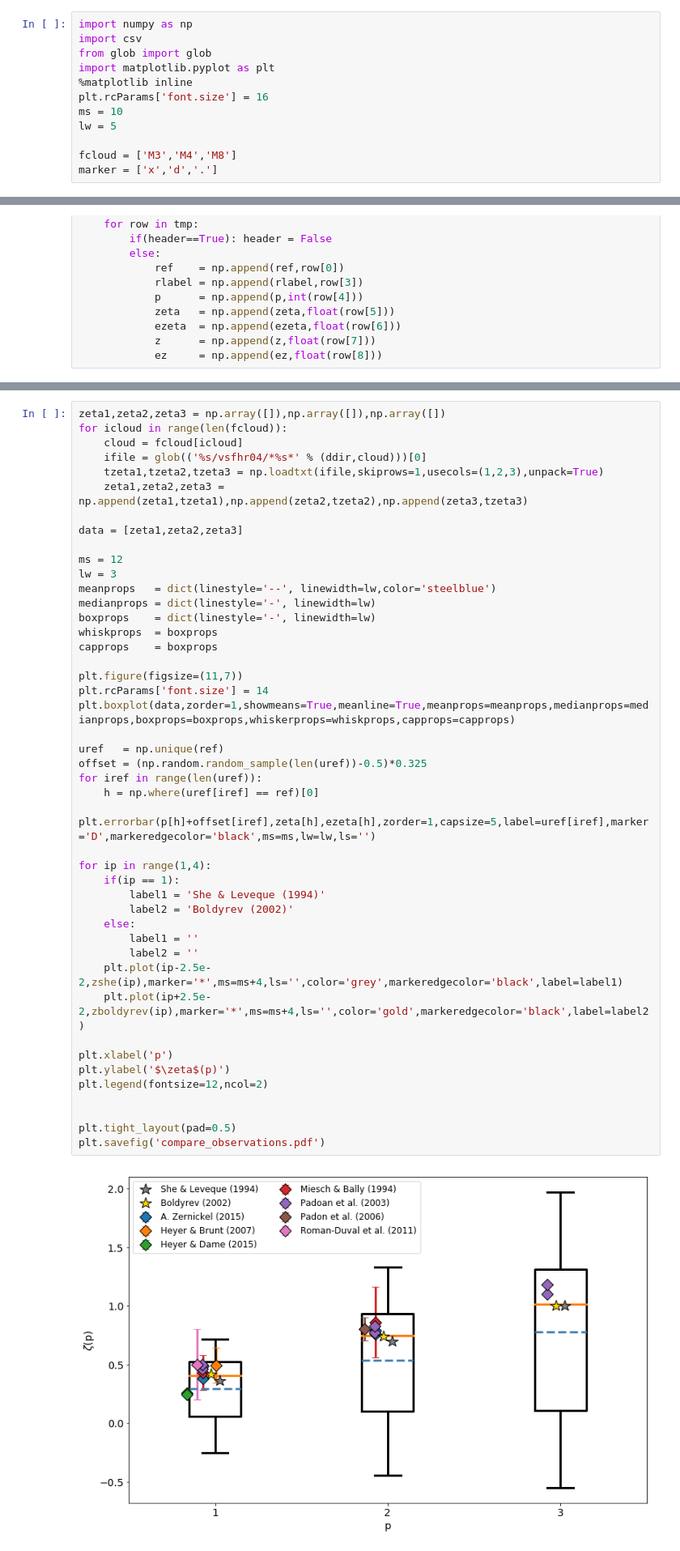
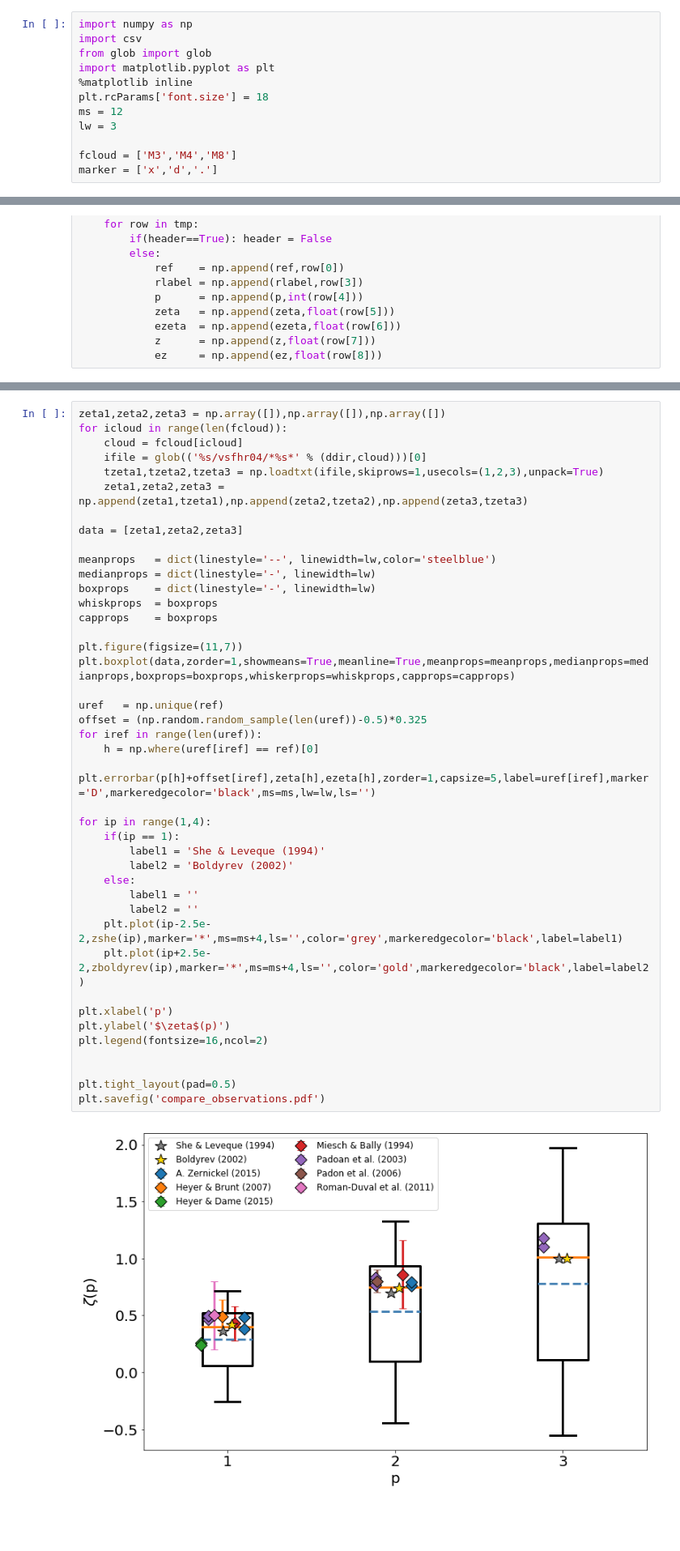
Before and after one commit to ba29534/chira2018, a Jupyter notebook: pics/compare_observations.ipynb, the cells around one changed output, grey strips where cells are left out. Shown: that part at 81% size. Cells and saved outputs as stored; diff of their text form; blank space fills up the shorter version.

```diff
--- a/pics/compare_observations.ipynb
+++ b/pics/compare_observations.ipynb
@@ -4,9 +4,9 @@ import csv
 from glob import glob
 import matplotlib.pyplot as plt
 %matplotlib inline
-plt.rcParams['font.size'] = 16
-ms = 10
-lw = 5
+plt.rcParams['font.size'] = 18
+ms = 12
+lw = 3
 
 fcloud = ['M3','M4','M8']
 marker = ['x','d','.']
@@ -114,40 +45,37 @@ for icloud in range(len(fcloud)):
 
 data = [zeta1,zeta2,zeta3]
 
-ms = 12
-lw = 3
 meanprops   = dict(linestyle='--', linewidth=lw,color='steelblue')
 medianprops = dict(linestyle='-', linewidth=lw)
 boxprops    = dict(linestyle='-', linewidth=lw)
 whiskprops  = boxprops
 capprops    = boxprops
 
 plt.figure(figsize=(11,7))
-plt.rcParams['font.size'] = 14
 plt.boxplot(data,zorder=1,showmeans=True,meanline=True,meanprops=meanprops,medianprops=medianprops,boxprops=boxprops,whiskerprops=whiskprops,capprops=capprops)
 
 uref   = np.unique(ref)
 offset = (np.random.random_sample(len(uref))-0.5)*0.325
 for iref in range(len(uref)):
     h = np.where(uref[iref] == ref)[0]
     plt.errorbar(p[h]+offset[iref],zeta[h],ezeta[h],zorder=1,capsize=5,label=uref[iref],marker='D',markeredgecolor='black',ms=ms,lw=lw,ls='')
 
 for ip in range(1,4):
     if(ip == 1):
         label1 = 'She & Leveque (1994)'
         label2 = 'Boldyrev (2002)'
     else:
         label1 = ''
         label2 = ''
     plt.plot(ip-2.5e-2,zshe(ip),marker='*',ms=ms+4,ls='',color='grey',markeredgecolor='black',label=label1)
     plt.plot(ip+2.5e-2,zboldyrev(ip),marker='*',ms=ms+4,ls='',color='gold',markeredgecolor='black',label=label2)
 
 plt.xlabel('p')
 plt.ylabel('$\zeta$(p)')
-plt.legend(fontsize=12,ncol=2)
+plt.legend(fontsize=16,ncol=2)
 
 
 plt.tight_layout(pad=0.5)
 plt.savefig('compare_observations.pdf')
 # %% [output]
-[figure, old version]
+[figure, new version]
```
Also changed, not shown: parts of 2 cells of this notebook, 26 other files.
